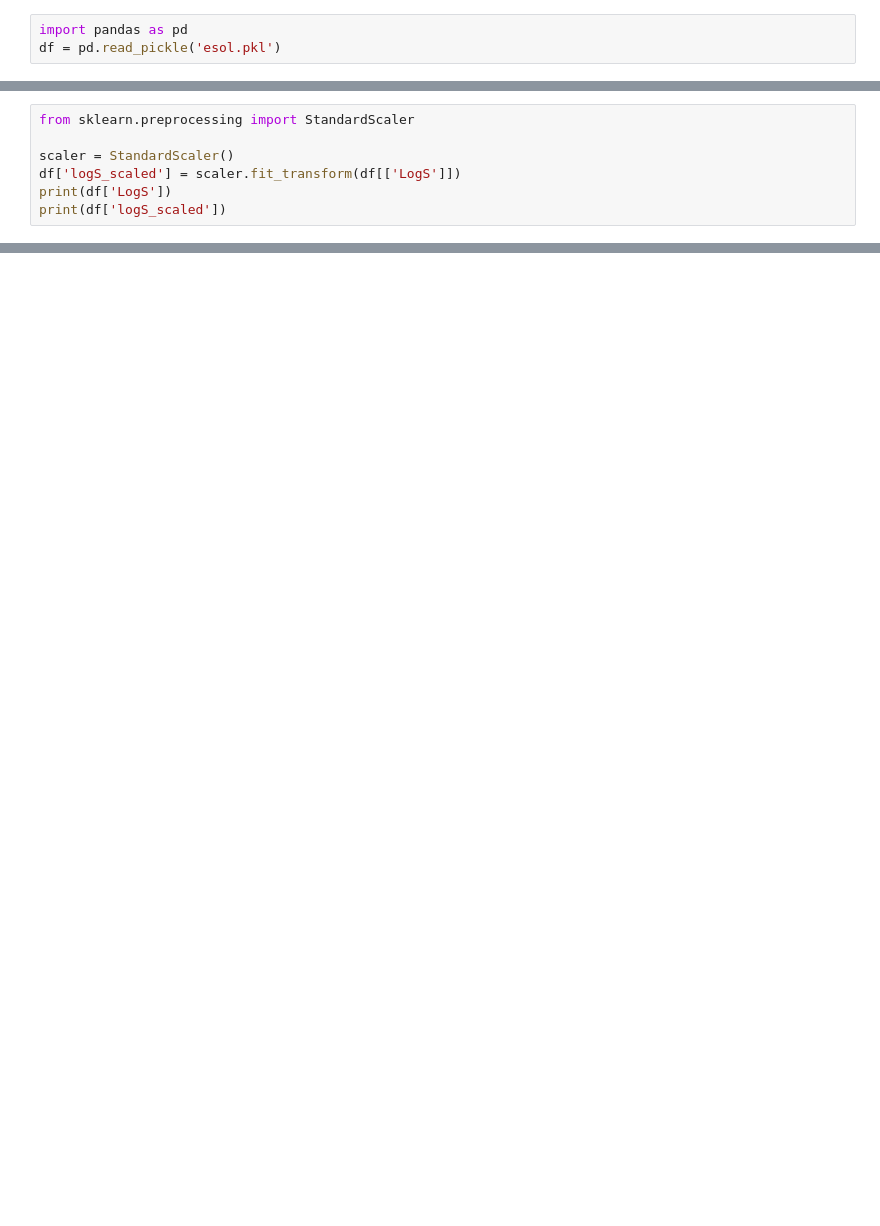
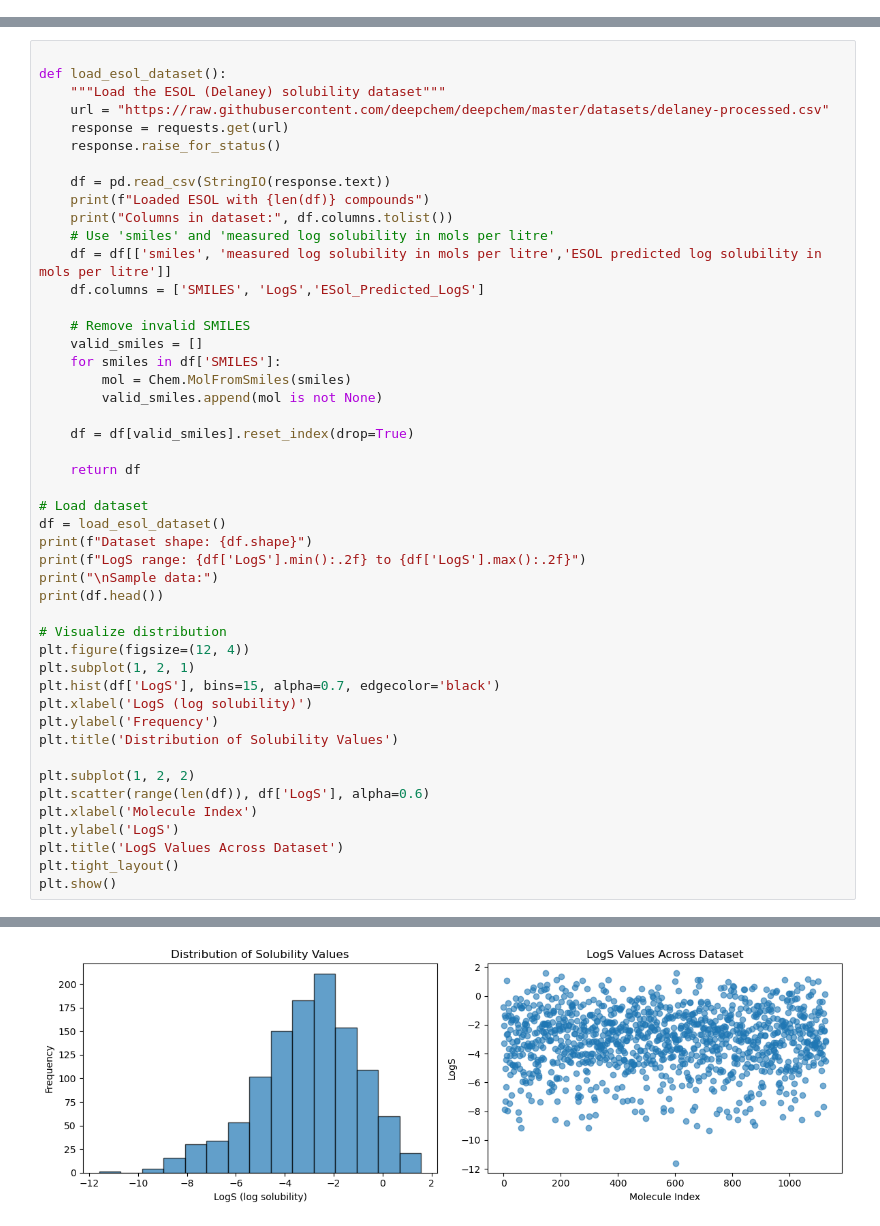
Before and after one commit to not-a-slacker/research, a Jupyter notebook: Summer_2025/Module_4/mpnn.ipynb, the cells around one changed output, grey strips where cells are left out. Cells and saved outputs as stored; diff of their text form; blank space fills up the shorter version.

Commit message:
added graph and rnn nbs

```diff
--- a/Summer_2025/Module_4/mpnn.ipynb
+++ b/Summer_2025/Module_4/mpnn.ipynb
@@ -285,3 +0,0 @@ def atom_features(atom):
-# %%
-import pandas as pd
-df = pd.read_pickle('esol.pkl')
@@ -384,7 +0,0 @@ def prepare_dataset(df):
-# %%
-from sklearn.preprocessing import StandardScaler
-
-scaler = StandardScaler()
-df['logS_scaled'] = scaler.fit_transform(df[['LogS']])
-print(df['LogS'])
-print(df['logS_scaled'])
@@ -1246,0 +74,48 @@ Error:
+# %%
+
+def load_esol_dataset():
+    """Load the ESOL (Delaney) solubility dataset"""
+    url = "https://raw.githubusercontent.com/deepchem/deepchem/master/datasets/delaney-processed.csv"
+    response = requests.get(url)
+    response.raise_for_status()
+
+    df = pd.read_csv(StringIO(response.text))
+    print(f"Loaded ESOL with {len(df)} compounds")
+    print("Columns in dataset:", df.columns.tolist())
+    # Use 'smiles' and 'measured log solubility in mols per litre'
+    df = df[['smiles', 'measured log solubility in mols per litre','ESOL predicted log solubility in mols per litre']]
+    df.columns = ['SMILES', 'LogS','ESol_Predicted_LogS']
+
+    # Remove invalid SMILES
+    valid_smiles = []
+    for smiles in df['SMILES']:
+        mol = Chem.MolFromSmiles(smiles)
+        valid_smiles.append(mol is not None)
+
+    df = df[valid_smiles].reset_index(drop=True)
+
+    return df
+
+# Load dataset
+df = load_esol_dataset()
+print(f"Dataset shape: {df.shape}")
+print(f"LogS range: {df['LogS'].min():.2f} to {df['LogS'].max():.2f}")
+print("\nSample data:")
+print(df.head())
+
+# Visualize distribution
+plt.figure(figsize=(12, 4))
+plt.subplot(1, 2, 1)
+plt.hist(df['LogS'], bins=15, alpha=0.7, edgecolor='black')
+plt.xlabel('LogS (log solubility)')
+plt.ylabel('Frequency')
+plt.title('Distribution of Solubility Values')
+
+plt.subplot(1, 2, 2)
+plt.scatter(range(len(df)), df['LogS'], alpha=0.6)
+plt.xlabel('Molecule Index')
+plt.ylabel('LogS')
+plt.title('LogS Values Across Dataset')
+plt.tight_layout()
+plt.show()
+# %% [output]
@@ -1246,0 +141 @@ Error:
+[figure, added]
```
Also changed, not shown: parts of 120 cells of this notebook, 11 other files.
